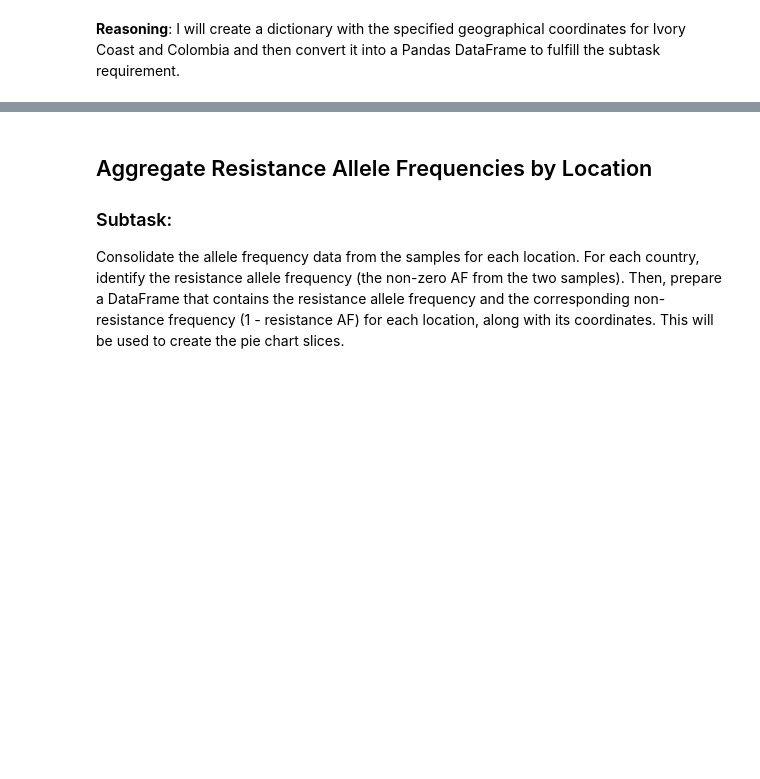
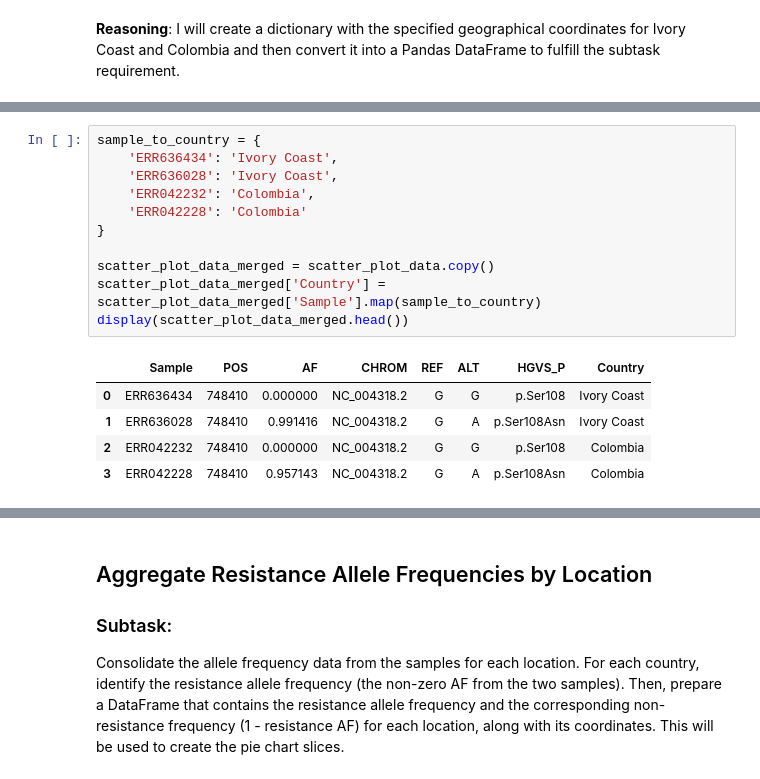
Before and after one commit to LandonTeeter/bashing, a Jupyter notebook: Projects/Project 1_save.ipynb, the cells around one changed output, grey strips where cells are left out. Drawn from its saved outputs; the diff is of its cells as text; blank space fills up the shorter version.

```diff
--- a/Projects/Project 1_save.ipynb
+++ b/Projects/Project 1_save.ipynb
@@ -202,0 +203,17 @@ display(location_df)
+# %%
+sample_to_country = {
+    'ERR636434': 'Ivory Coast',
+    'ERR636028': 'Ivory Coast',
+    'ERR042232': 'Colombia',
+    'ERR042228': 'Colombia'
+}
+
+scatter_plot_data_merged = scatter_plot_data.copy()
+scatter_plot_data_merged['Country'] = scatter_plot_data_merged['Sample'].map(sample_to_country)
+display(scatter_plot_data_merged.head())
+# %% [output]
+|  | Sample | POS | AF | CHROM | REF | ALT | HGVS_P | Country |
+| 0 | ERR636434 | 748410 | 0.000000 | NC_004318.2 | G | G | p.Ser108 | Ivory Coast |
+| 1 | ERR636028 | 748410 | 0.991416 | NC_004318.2 | G | A | p.Ser108Asn | Ivory Coast |
+| 2 | ERR042232 | 748410 | 0.000000 | NC_004318.2 | G | G | p.Ser108 | Colombia |
+| 3 | ERR042228 | 748410 | 0.957143 | NC_004318.2 | G | A | p.Ser108Asn | Colombia |
```
Also changed, not shown: parts of 4 cells of this notebook.
